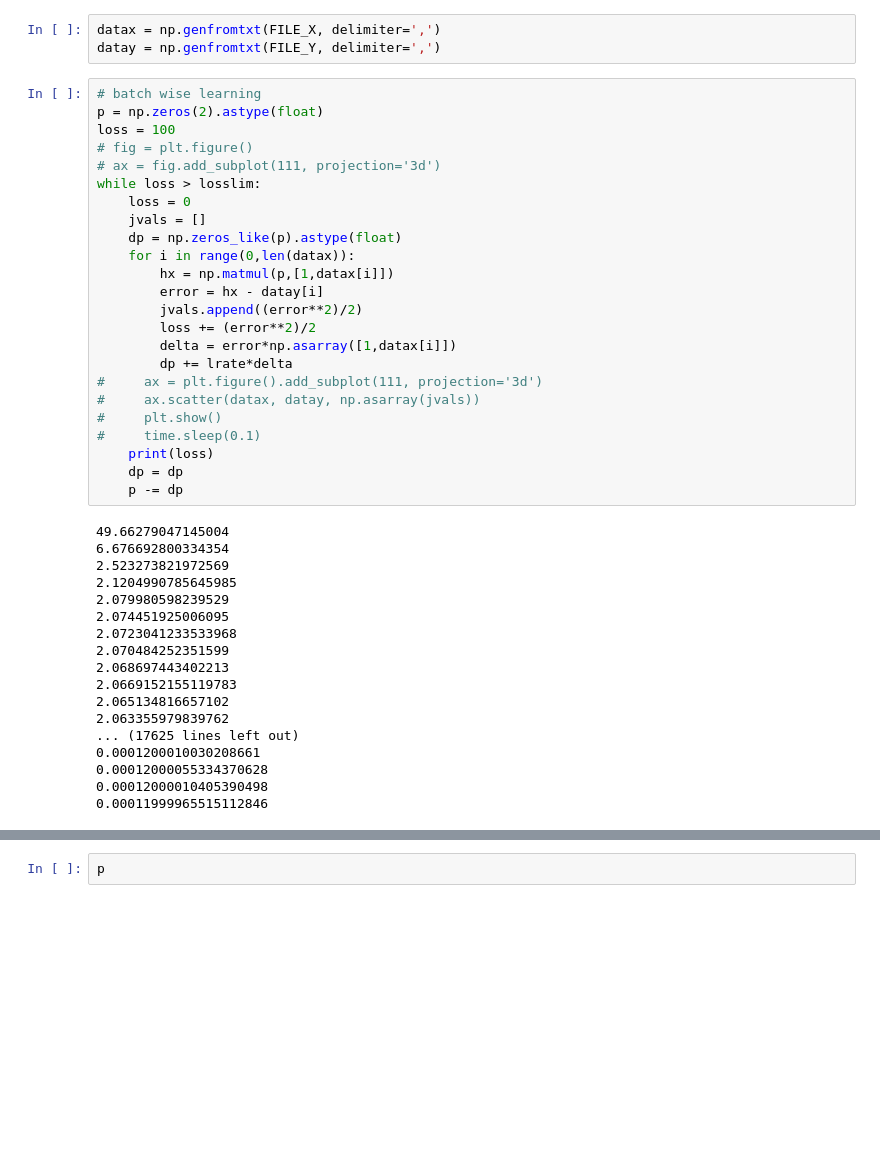
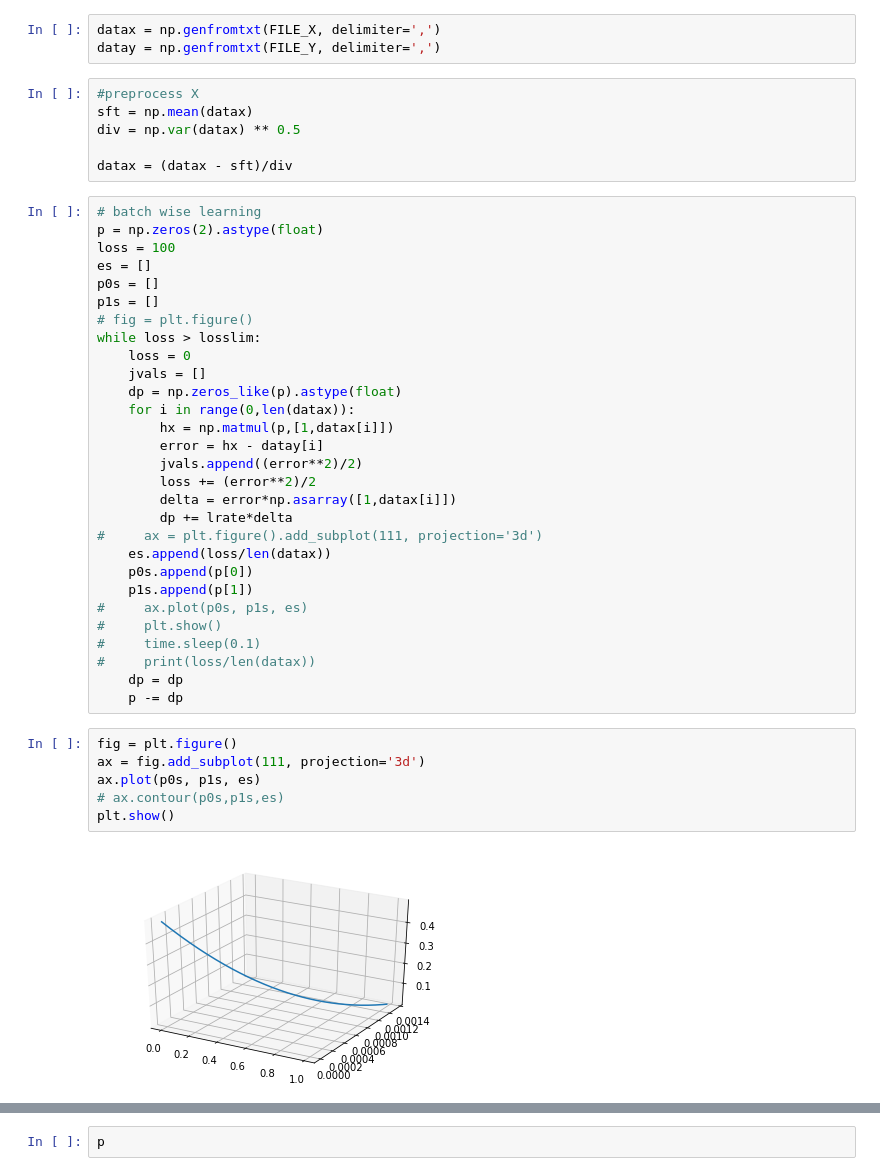
Before and after one commit to Dhull442/linlogregression, a Jupyter notebook: Question1.ipynb, the cells around one changed output, grey strips where cells are left out. Cells and saved outputs as stored; diff of their text form; blank space fills up the shorter version.

Commit message:
question 1 contours left

```diff
--- a/Question1.ipynb
+++ b/Question1.ipynb
@@ -13,12 +13,20 @@ losslim = 0.00012
 # %%
 datax = np.genfromtxt(FILE_X, delimiter=',')
 datay = np.genfromtxt(FILE_Y, delimiter=',')
+# %%
+#preprocess X
+sft = np.mean(datax)
+div = np.var(datax) ** 0.5
+
+datax = (datax - sft)/div
 # %%
 # batch wise learning
 p = np.zeros(2).astype(float)
 loss = 100
+es = []
+p0s = []
+p1s = []
 # fig = plt.figure()
-# ax = fig.add_subplot(111, projection='3d')
 while loss > losslim:
     loss = 0
     jvals = []
@@ -31,29 +39,22 @@ while loss > losslim:
         delta = error*np.asarray([1,datax[i]])
         dp += lrate*delta
 #     ax = plt.figure().add_subplot(111, projection='3d')
-#     ax.scatter(datax, datay, np.asarray(jvals))
+    es.append(loss/len(datax))
+    p0s.append(p[0])
+    p1s.append(p[1])
+#     ax.plot(p0s, p1s, es)
 #     plt.show()
 #     time.sleep(0.1)
-    print(loss)
+#     print(loss/len(datax))
     dp = dp
     p -= dp
-# %% [output]
-49.66279047145004
-6.676692800334354
-2.523273821972569
-2.1204990785645985
-2.079980598239529
-2.074451925006095
-2.0723041233533968
-2.070484252351599
-2.068697443402213
-2.0669152155119783
-2.065134816657102
-2.063355979839762
-... (17625 lines left out)
-0.0001200010030208661
-0.00012000055334370628
-0.00012000010405390498
-0.00011999965515112846
+# %%
+fig = plt.figure()
+ax = fig.add_subplot(111, projection='3d')
+ax.plot(p0s, p1s, es)
+# ax.contour(p0s,p1s,es)
+plt.show()
+# %% [output]
+[figure, added]
 # %%
 plt.scatter(datax,datay)
```
Also changed, not shown: parts of 1 cell of this notebook.
